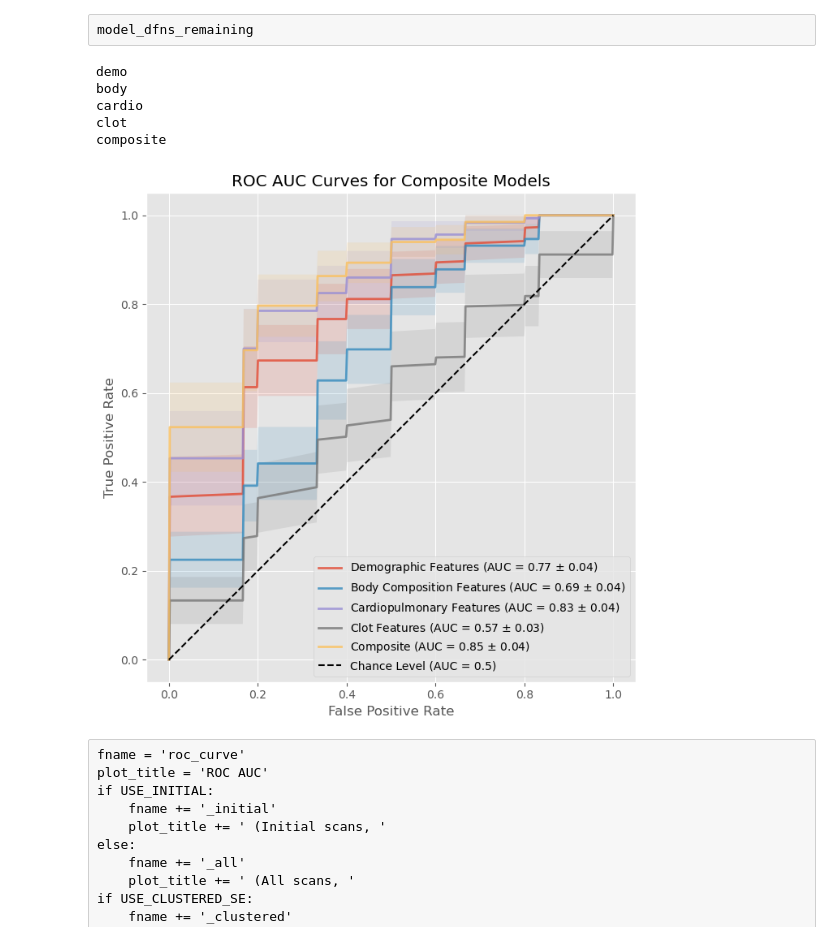
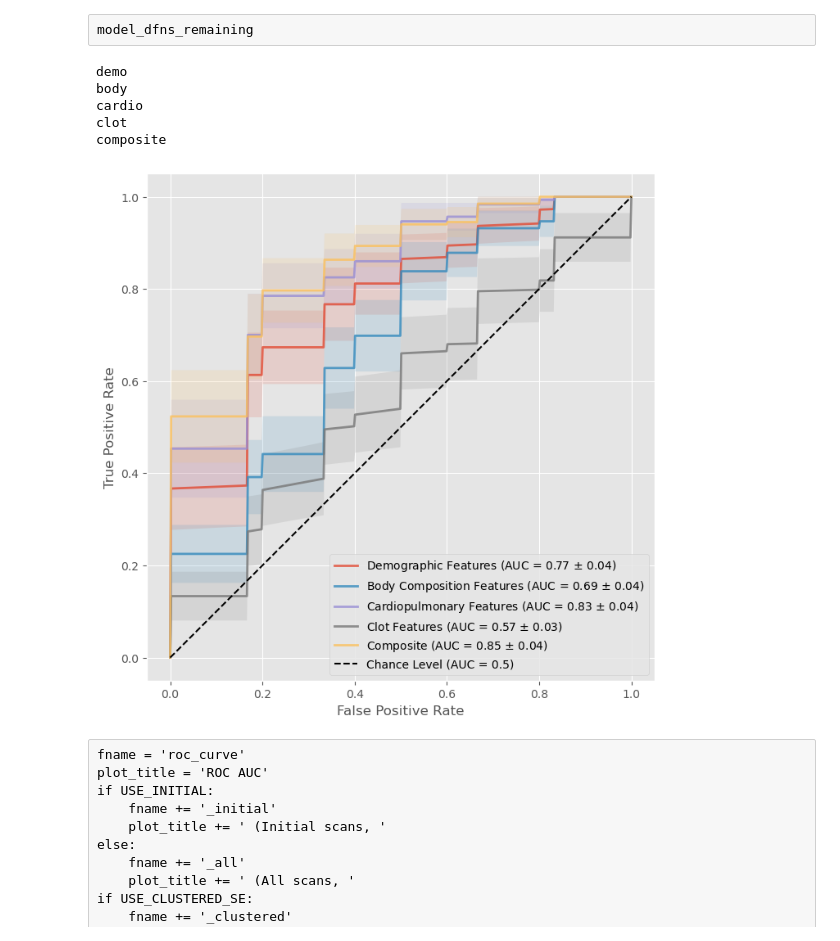
Before and after one commit to qaust/iCPET, a Jupyter notebook: src/logit.ipynb, the cells around one changed output. Cells and saved outputs as stored; diff of their text form; code cells hidden in the pictures.

```diff
--- a/src/logit.ipynb
+++ b/src/logit.ipynb
@@ -294,0 +323,28 @@ univariable_results.tail()
+# %%
+univariable_gender_results = pd.DataFrame()
+
+for feature in tqdm(all_features):
+
+    if feature in model_config.controls_encoded:
+        continue
+
+    X_temp = X[[feature, 'gender_cl_Male']]
+    y_temp = y.copy()
+    model_sm, model_sk = fit_model(X_temp, y_temp)
+
+    univariable_gender_results = pd.concat(
+        [univariable_gender_results, combine_model_results(model_sm, model_sk, X_temp, y_temp)],
+        axis=0
+    )
+
+print(univariable_gender_results.shape)
+
+univariable_gender_results = univariable_gender_results.reset_index()
+univariable_gender_results['selection_method'] = 'All'
+univariable_gender_results['model_dfn'] = univariable_gender_results['model_dfn'].apply(lambda x: x[1])
+univariable_gender_results['category'] = 'univariable_' + univariable_gender_results['model_dfn']
+univariable_gender_results['controls'] = 'gender'
+univariable_gender_results.index = univariable_gender_results[['category', 'selection_method', 'y', 'controls']].apply('%'.join, axis=1)
+univariable_gender_results.index.name = 'Lookup'
+print(univariable_gender_results.shape)
+univariable_gender_results.tail()
@@ -712,35 +786,35 @@ for i, model_name in enumerate(model_dfn_names):
     tprs_lower = np.maximum(mean_tpr - n_std_error * std_error_tpr, 0)
     axs.fill_between(
         mean_fpr,
         tprs_lower,
         tprs_upper,
         alpha=0.15,
         # label=f"$\pm$ {n_std_error:.2f} SE",
     )
 
 axs.set(
     xlim=[-0.05, 1.05],
     ylim=[-0.05, 1.05],
     xlabel="False Positive Rate",
     ylabel="True Positive Rate",
-    title='ROC AUC Curves for Composite Models',
+    # title='ROC AUC Curves for Composite Models',
 )
 
 axs.plot([0, 1], [0, 1], "k--", label="Chance Level (AUC = 0.5)")
 
 axs.axis("square")
 axs.legend(loc="lower right", fontsize=10)
 
 plt.tight_layout()
 
 plt.savefig('../figures/roc_curves_2.png')
 # %% [output]
 demo
 body
 cardio
 clot
 composite
-[figure, old version]
+[figure, new version]
 # %% [raw]
 fname = 'roc_curve'
 plot_title = 'ROC AUC'
```
Also changed, not shown: parts of 4 cells of this notebook, 9 other files.
